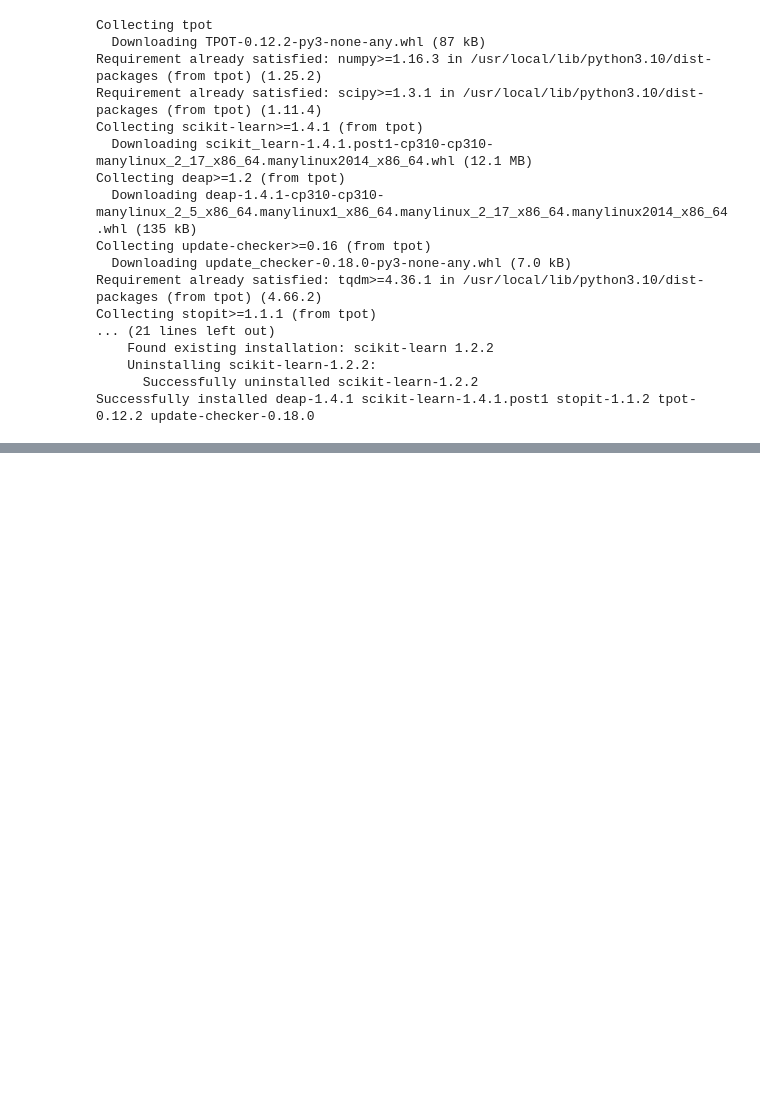
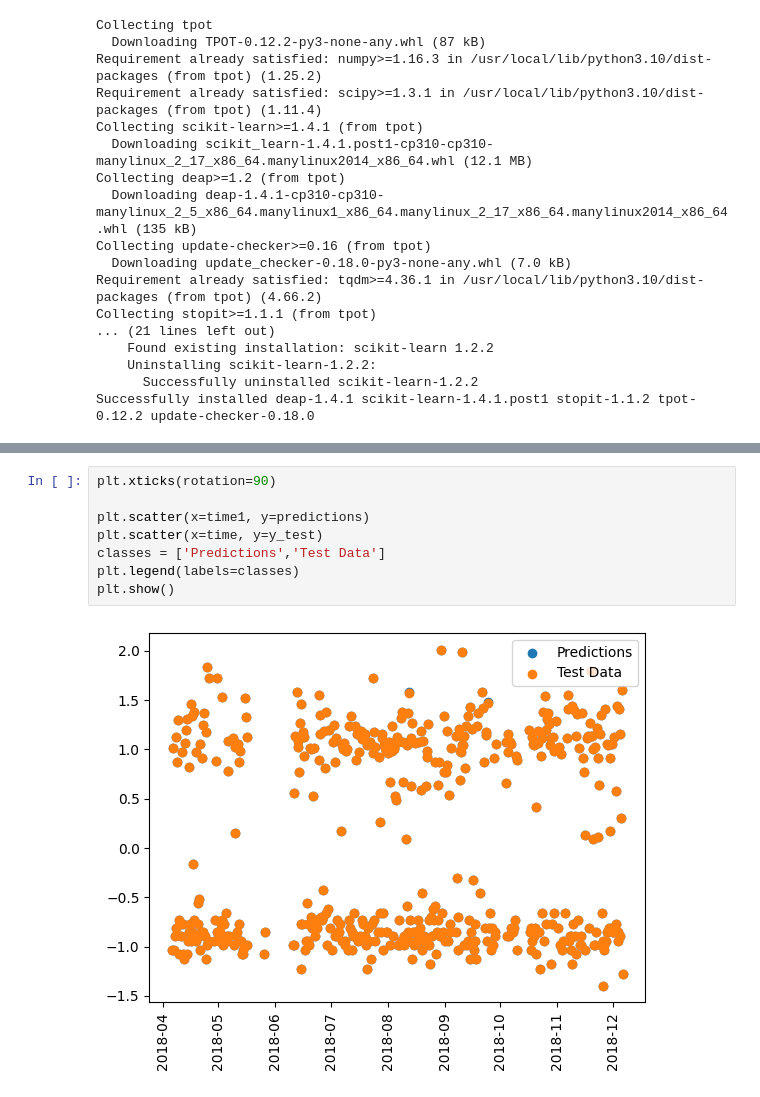
Before and after one commit to HamzaKaddour/PolymerMFR, a Jupyter notebook: Project2Elzinga.ipynb, the cells around one changed output, grey strips where cells are left out. Drawn from its saved outputs; the diff is of its cells as text; blank space fills up the shorter version.

```diff
--- a/Project2Elzinga.ipynb
+++ b/Project2Elzinga.ipynb
@@ -392,0 +539,10 @@ Successfully installed deap-1.4.1 scikit-learn-1.4.1.post1 stopit-1.1.2 tpot-0.1
+# %%
+plt.xticks(rotation=90)
+
+plt.scatter(x=time1, y=predictions)
+plt.scatter(x=time, y=y_test)
+classes = ['Predictions','Test Data']
+plt.legend(labels=classes)
+plt.show()
+# %% [output]
+[figure, added]
```
Also changed, not shown: parts of 36 cells of this notebook.
